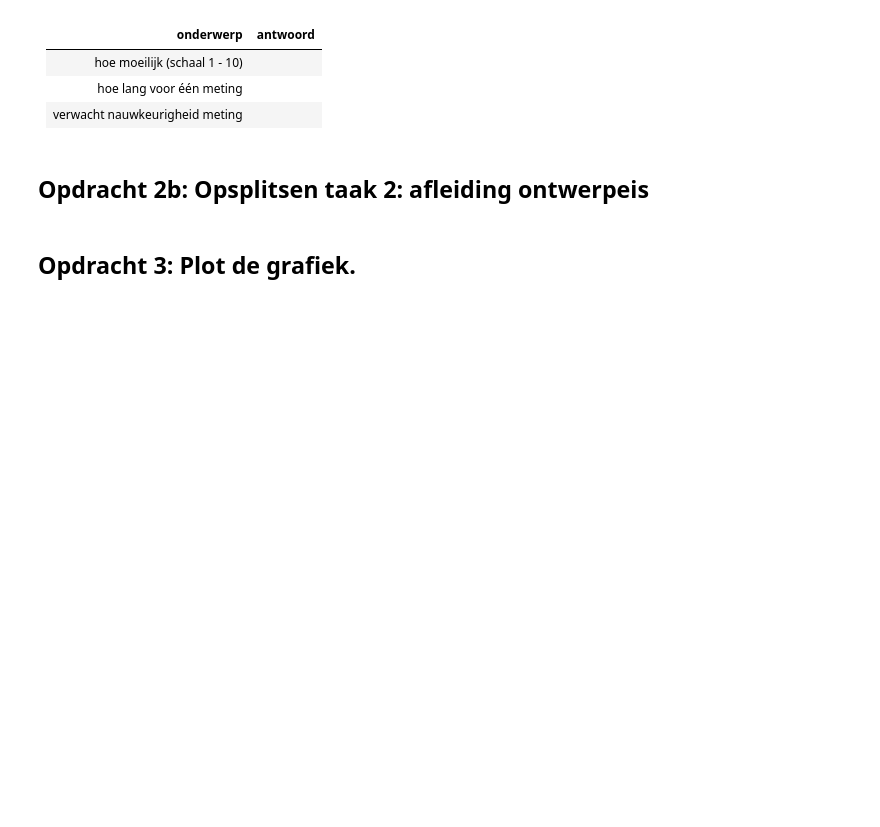
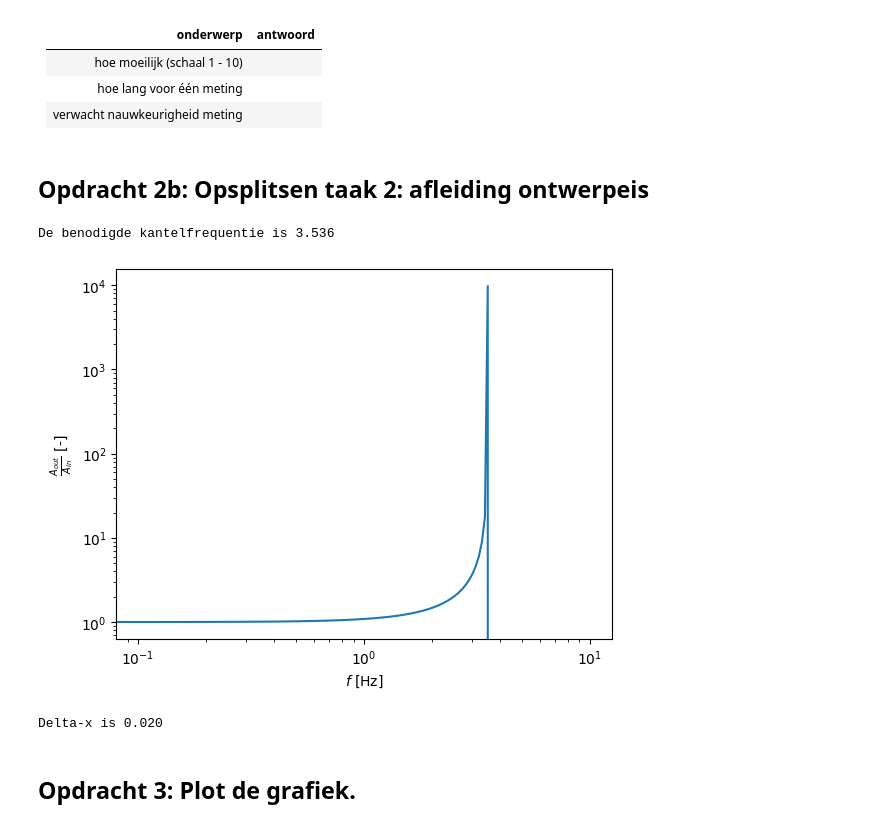
Before and after one commit to thaak123/THAAK-opdrachten-DEF-D, a Jupyter notebook: FysiekeOntwerpopdrachten/5MaakEenOpstellingTrillingsvrij/Ontwerpopdracht5MaakEenOpstellingTrillingsvrijInvulTemplate.ipynb, the cells around one changed output. Saved outputs shown, nothing was run; the diff lists cells and outputs as text; code cells hidden in the pictures; blank space fills up the shorter version.

```diff
--- a/FysiekeOntwerpopdrachten/5MaakEenOpstellingTrillingsvrij/Ontwerpopdracht5MaakEenOpstellingTrillingsvrijInvulTemplate.ipynb
+++ b/FysiekeOntwerpopdrachten/5MaakEenOpstellingTrillingsvrij/Ontwerpopdracht5MaakEenOpstellingTrillingsvrijInvulTemplate.ipynb
@@ -46,10 +45,33 @@ Vul onderstaande tabel in:
 ## Opdracht 2b: Opsplitsen taak 2: afleiding ontwerpeis
 # %%
 # Bereken hier je benodigde kantelfrequentie
+f0 = 5 / np.sqrt(2)
+w0 = 2*np.pi*f0
+
+print("De benodigde kantelfrequentie is %.3f" %f0)
+# %% [output]
+De benodigde kantelfrequentie is 3.536
 # %%
 # Voeg hier je plot in.
+f_arr = np.linspace(0,10, 100)
+w_arr = 2*np.pi*f_arr
+A_quo = 1 / (1 - (w_arr/w0)**2)
+
+plt.figure()
+plt.loglog(f_arr, A_quo)
+plt.xlabel(r"$f$ [Hz]")
+plt.ylabel(r"$\frac{A_{out}}{A_{in}}$ [-]")
+plt.show()
+# %% [output]
+[figure, added]
 # %%
 # Bereken hier de minimale Delta-x waarbij je aan de eis van de opdracht voldoet.
+g = 9.81 #m/s^2
+
+delta_x = g / (w0**2)
+print("Delta-x is %.3f" %delta_x)
+# %% [output]
+Delta-x is 0.020
 # %% [markdown]
 ## Opdracht 3: Plot de grafiek.
 # %%
```
Also changed, not shown: parts of 3 cells of this notebook, 1 other file.
